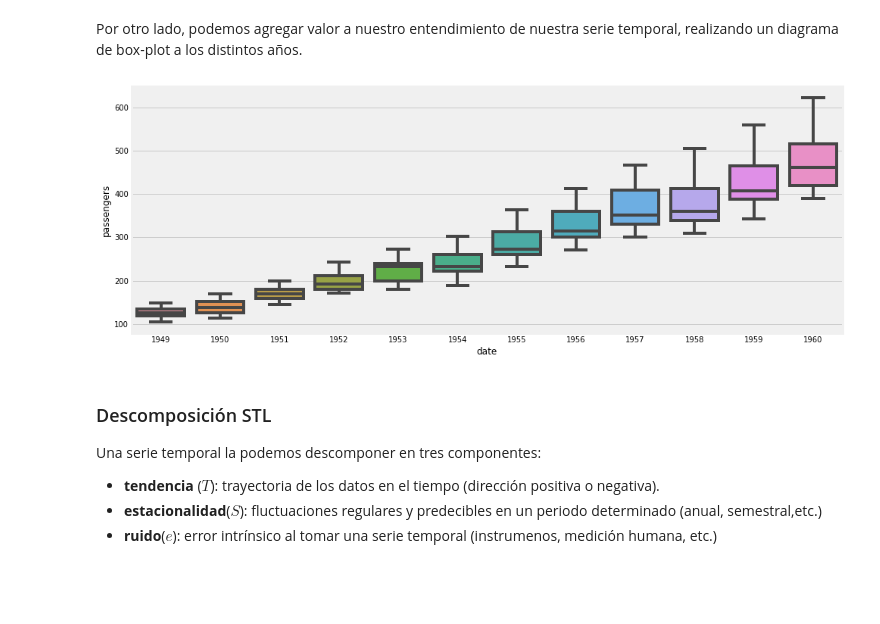
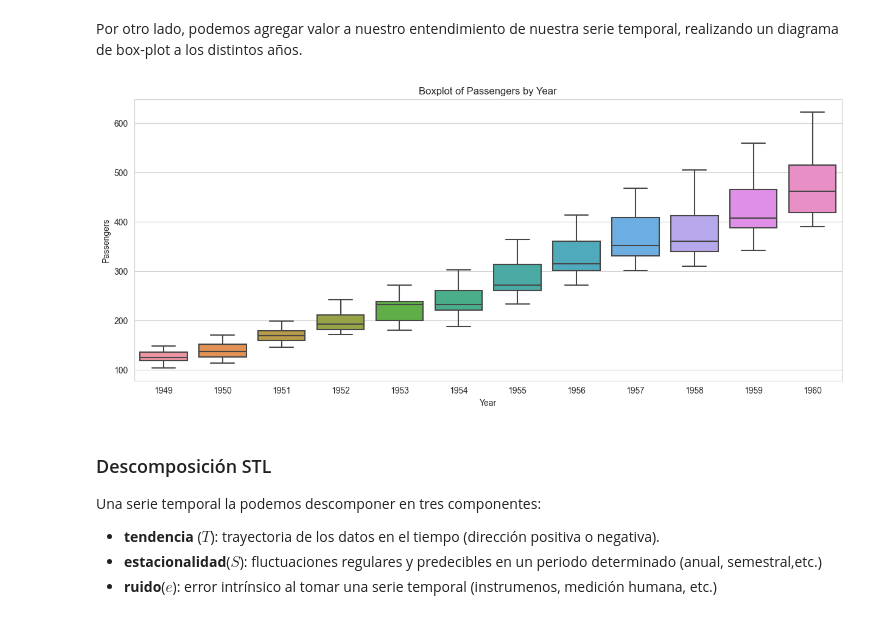
Before and after one commit to fralfaro/MAT281_20XX, a Jupyter notebook: docs/lectures/machine_learning/ts_01.ipynb, the cells around one changed output. Drawn from its saved outputs; the diff is of its cells as text; code cells hidden in the pictures; blank space fills up the shorter version.

Commit message:
update datasets + images

```diff
--- a/docs/lectures/machine_learning/ts_01.ipynb
+++ b/docs/lectures/machine_learning/ts_01.ipynb
@@ -47,7 +47,7 @@ import matplotlib.pyplot as plt
 import seaborn as sns
 
 # graficos incrustados
-plt.style.use('fivethirtyeight')
+sns.set_style("whitegrid")
 %matplotlib inline
 
 # parametros esteticos de seaborn
@@ -70,0 +56,8 @@ df.head()
+# %%
+# cargar datos
+url='https://drive.google.com/file/d/1a9e0hoBLYof4mJfCeifOm_-H4J12pP-b/view?usp=drive_link'
+url='https://drive.google.com/uc?id=' + url.split('/')[-2]
+
+df = pd.read_csv(url, sep=",")
+df.columns = ['date','passengers']
+df.head()
@@ -114,12 +114,20 @@ Basado en el gráfico, uno podria decir que tiene un comportamiento estacionario
 # %% [markdown]
 Por otro lado, podemos agregar valor a nuestro entendimiento de nuestra serie temporal, realizando un diagrama de box-plot a los distintos años.
 # %%
-# diagrama de caja y bigotes
-fig, ax = plt.subplots(figsize=(15,6))
-sns.boxplot(y.passengers.index.year, y.passengers, ax=ax)
+
+# Create the boxplot
+fig, ax = plt.subplots(figsize=(15, 6))
+sns.boxplot(x=y.index.year, y=y["passengers"], data=y, ax=ax)
+
+# Set labels and title
+plt.xlabel("Year")
+plt.ylabel("Passengers")
+plt.title("Boxplot of Passengers by Year")
+
+# Display the plot
 plt.show()
 # %% [output]
-[figure, old version]
+[figure, new version]
 # %% [markdown]
 ### Descomposición STL
 
```
Also changed, not shown: parts of 27 cells of this notebook, 14 other files.
